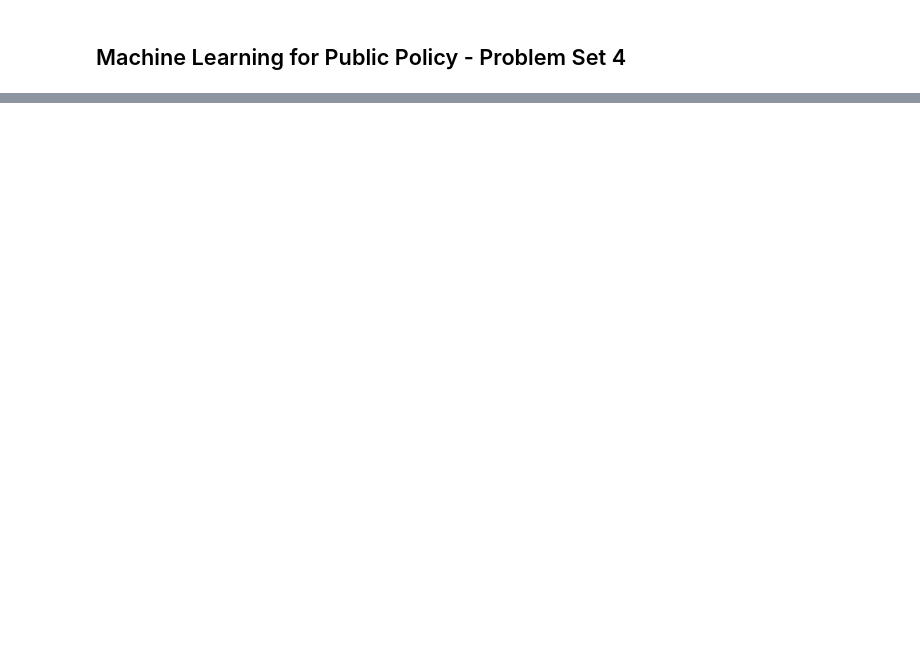
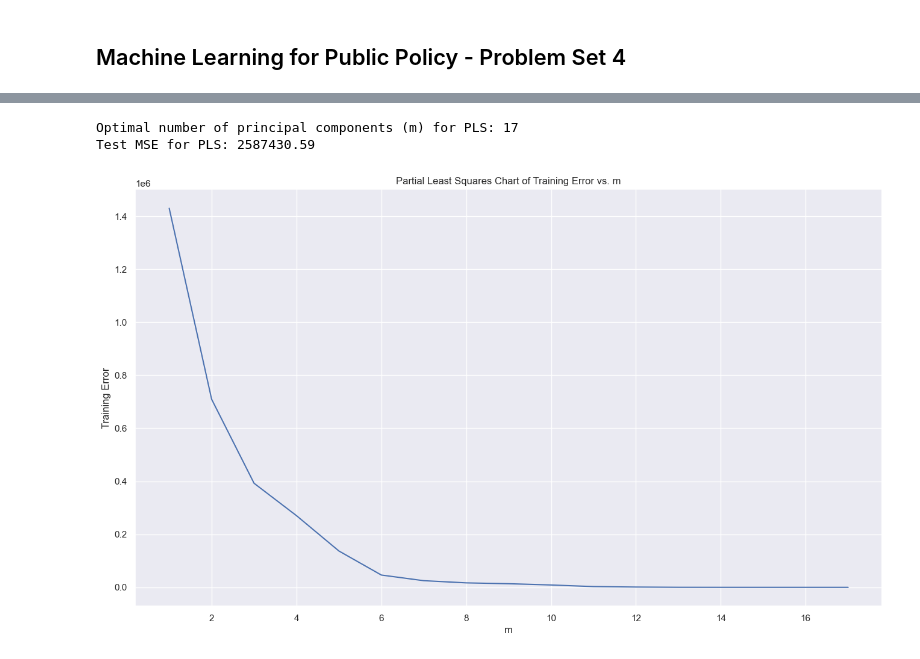
Before and after one commit to neil-stein/HW4_ML, a Jupyter notebook: hw4_ns.ipynb, the cells around one changed output, grey strips where cells are left out. Saved outputs shown, nothing was run; the diff lists cells and outputs as text; code cells hidden in the pictures; blank space fills up the shorter version.

```diff
--- a/hw4_ns.ipynb
+++ b/hw4_ns.ipynb
@@ -37,0 +82,12 @@ oj_df = pd.read_csv('Data-OJ.csv')
+# %%
+# 1(b) -- standard linear model fitting
+ols = LinearRegression().fit(x_train_college_scaled_df, y_train_college_df)
+
+y_pred_train_college_df = ols.predict(x_train_college_scaled_df)
+mse_train_college_ols = mean_squared_error(y_train_college_df, y_pred_train_college_df)
+y_pred_test_college_df = ols.predict(x_test_college_scaled_df)
+mse_test_college_ols = mean_squared_error(y_test_college_df, y_pred_test_college_df)
+
+# showing our results
+print(f"Train MSE for OLS:", round(mse_train_college_ols, 3))
+print(f"Test MSE for OLS:", round(mse_test_college_ols, 3))
@@ -37,0 +149,43 @@ oj_df = pd.read_csv('Data-OJ.csv')
+# %%
+# 1(d) -- fitting the data to a Partial Least Squares approach
+
+# Storing the MSEs
+train_error_pls = {}
+
+# Perform PLS for all possible number of principal components
+for m in range(1, len(x_train_college_scaled_df.columns)+1):
+    pls = PLSRegression(n_components=m,
+                        scale=False).fit(x_train_college_scaled_df, y_train_college_df)
+
+    train_error_pls[m] = np.mean(-1*cross_val_score(pls,
+                                                    x_train_college_scaled_df, y_pred_train_college_df,
+                                                    cv=KFold(n_splits=10,
+                                                             random_state=1,
+                                                             shuffle=True),
+                                                    scoring='neg_mean_squared_error'))
+
+# Finding and saving the optimal 'm'
+optimal_m_pls = min(train_error_pls, key= train_error_pls.get)
+print(f"Optimal number of principal components (m) for PLS: {optimal_m_pls}")
+
+# finding the MSE for PLS
+pls = PLSRegression(n_components=3,
+                    scale=True).fit(x_train_college_scaled_df, y_train_college_df)
+
+y_predict_pls = pls.predict(x_test_college_scaled_df)
+test_mse_pls = mean_squared_error(y_test_college_df, y_predict_pls)
+print(f"Test MSE for PLS: {test_mse_pls:.2f}")
+
+
+# Visualize the results
+fig, ax = plt.subplots(figsize=(16, 9), facecolor='white')
+ax.plot(list(train_error_pls.keys()), list(train_error_pls.values()))
+ax.set_xlabel('m')
+ax.set_ylabel('Training Error')
+ax.set_title('Partial Least Squares Chart of Training Error vs. m')
+
+plt.show()
+# %% [output]
+Optimal number of principal components (m) for PLS: 17
+Test MSE for PLS: 2587430.59
+[figure, added]
```
Also changed, not shown: parts of 24 cells of this notebook, 4 other files.
